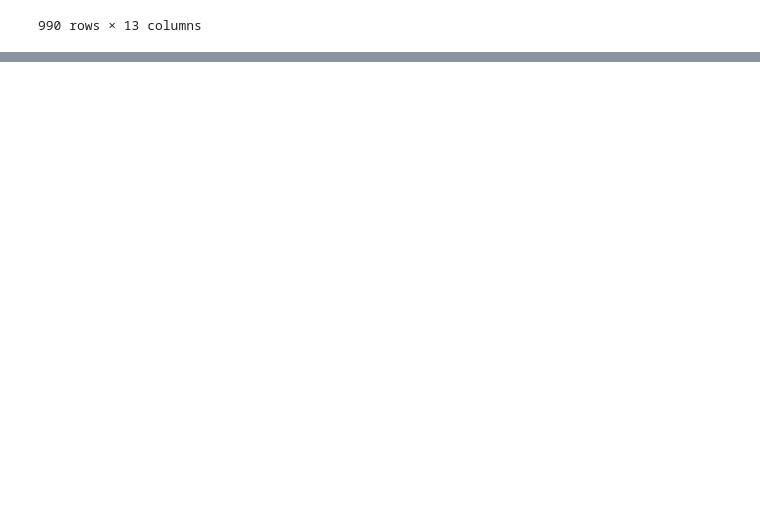
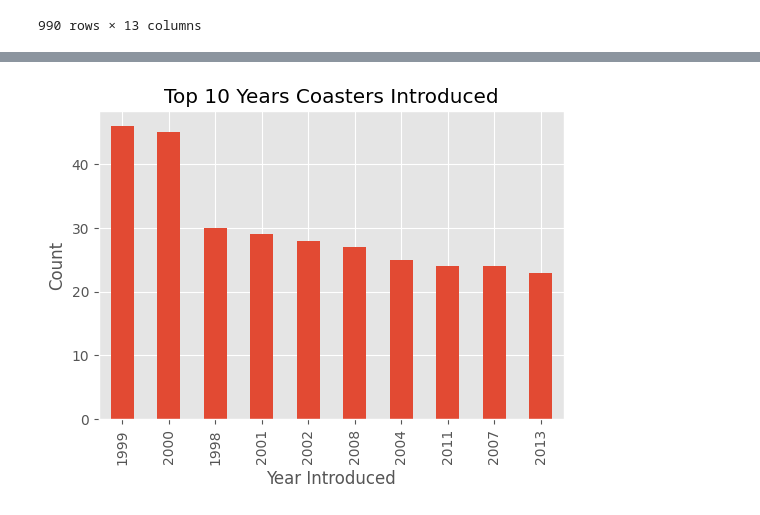
Before and after one commit to danielabaptista/RollerCoaster_ProjectDataAnalyst, a Jupyter notebook: RollerCoaster.ipynb, the cells around one changed output, grey strips where cells are left out. Saved outputs shown, nothing was run; the diff lists cells and outputs as text; code cells hidden in the pictures; blank space fills up the shorter version.

Commit message:
top 10 Coaster by year introduced

```diff
--- a/RollerCoaster.ipynb
+++ b/RollerCoaster.ipynb
@@ -215,0 +232,10 @@ df
+# %%
+plt.figure(figsize=(6, 4))
+top_years = df['Year_Introduced'].value_counts().head(10)
+top_years.plot.bar()
+plt.title('Top 10 Years Coasters Introduced')
+plt.xlabel('Year Introduced')
+plt.ylabel('Count')
+plt.show()
+# %% [output]
+[figure, added]
```
Also changed, not shown: parts of 1 cell of this notebook.
